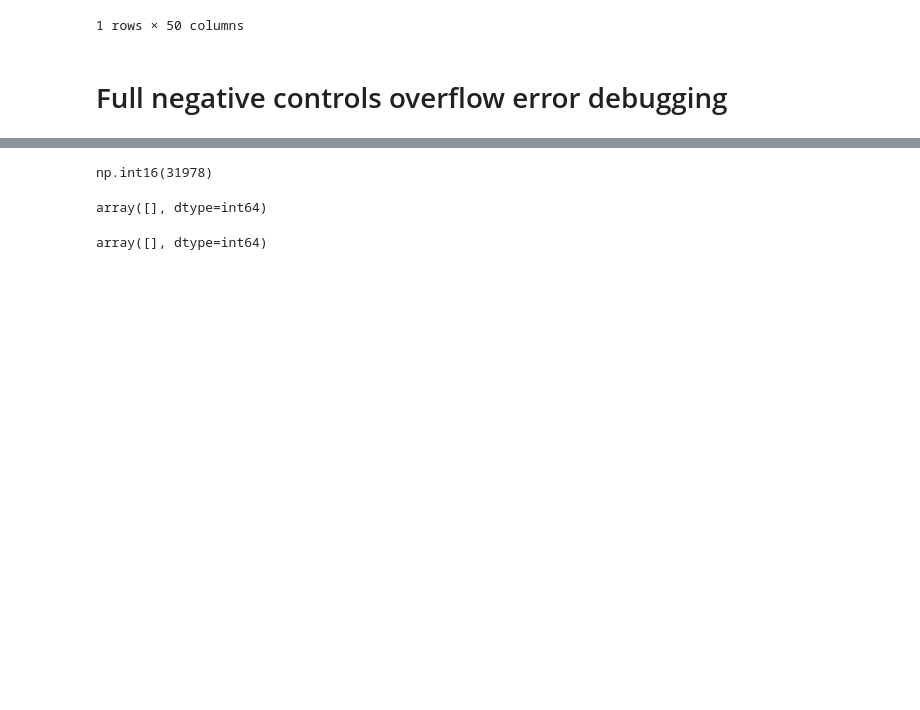
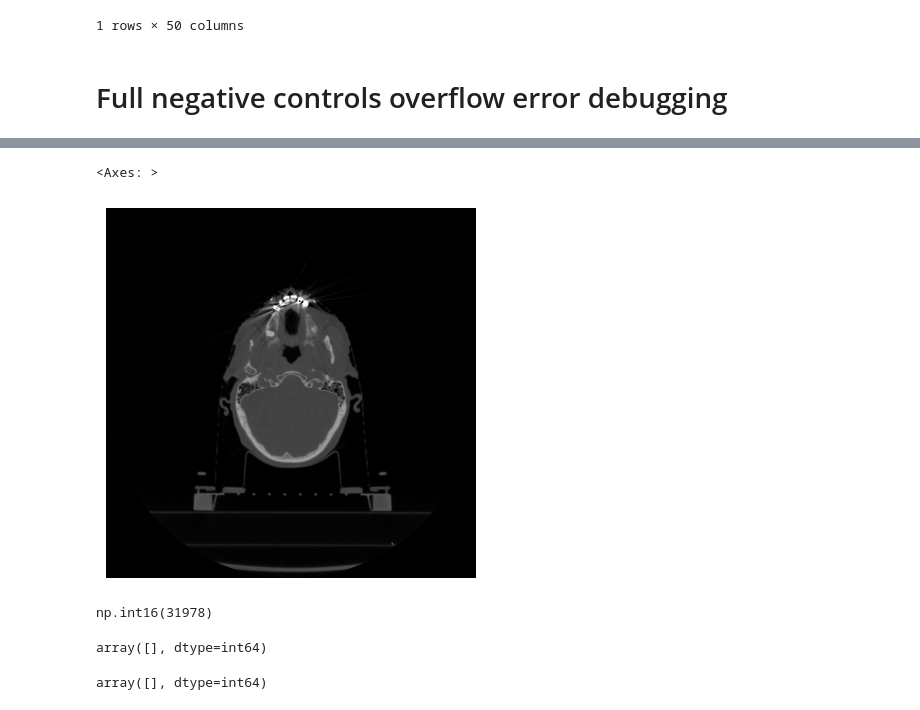
Before and after one commit to bhklab/readii_2_roqc, a Jupyter notebook: sandbox/dev_feature_extraction.ipynb, the cells around one changed output, grey strips where cells are left out. Drawn from its saved outputs; the diff is of its cells as text; code cells hidden in the pictures; blank space fills up the shorter version.

```diff
--- a/sandbox/dev_feature_extraction.ipynb
+++ b/sandbox/dev_feature_extraction.ipynb
@@ -145,7 +145,7 @@ pd.read_csv(filelist[0], index_col=0, header=None, sep=";").transpose()
 # %%
 mask = sitk.ReadImage("data/procdata/TCIA_RADCURE_GTVp_test/images/mit_RADCURE_GTVp_test/RADCURE-0006_0001/RTSTRUCT_97032605/ROI__[GTVp].nii.gz")
 # %%
-original_full_image = sitk.ReadImage("data/procdata/TCIA_RADCURE_GTVp_test/images/mit_RADCURE_GTVp_test/RADCURE-0006_0001/CT_77369565/CT.nii.gz")
+original_full_image = sitk.ReadImage("data/procdata/TCIA_RADCURE_window_test/images/mit_RADCURE_window_test/RADCURE-0007_0002/CT_31707248/CT.nii.gz")
 print(original_full_image.GetSize())
 print(original_full_image.GetSpacing())
 print(original_full_image.GetOrigin())
@@ -262,3 +247,10 @@ np.int16(-32425)
+# %%
+from readii.image_processing import displayImageSlice
+
+displayImageSlice(orig_full_arr, 131, dispMin=-1000, dispMax=4000)
+# %% [output]
+<Axes: >
+[figure, added]
 # %%
 maximum = rand_full_arr.max()
 binWidth = 25
```
Also changed, not shown: parts of 14 cells of this notebook.
